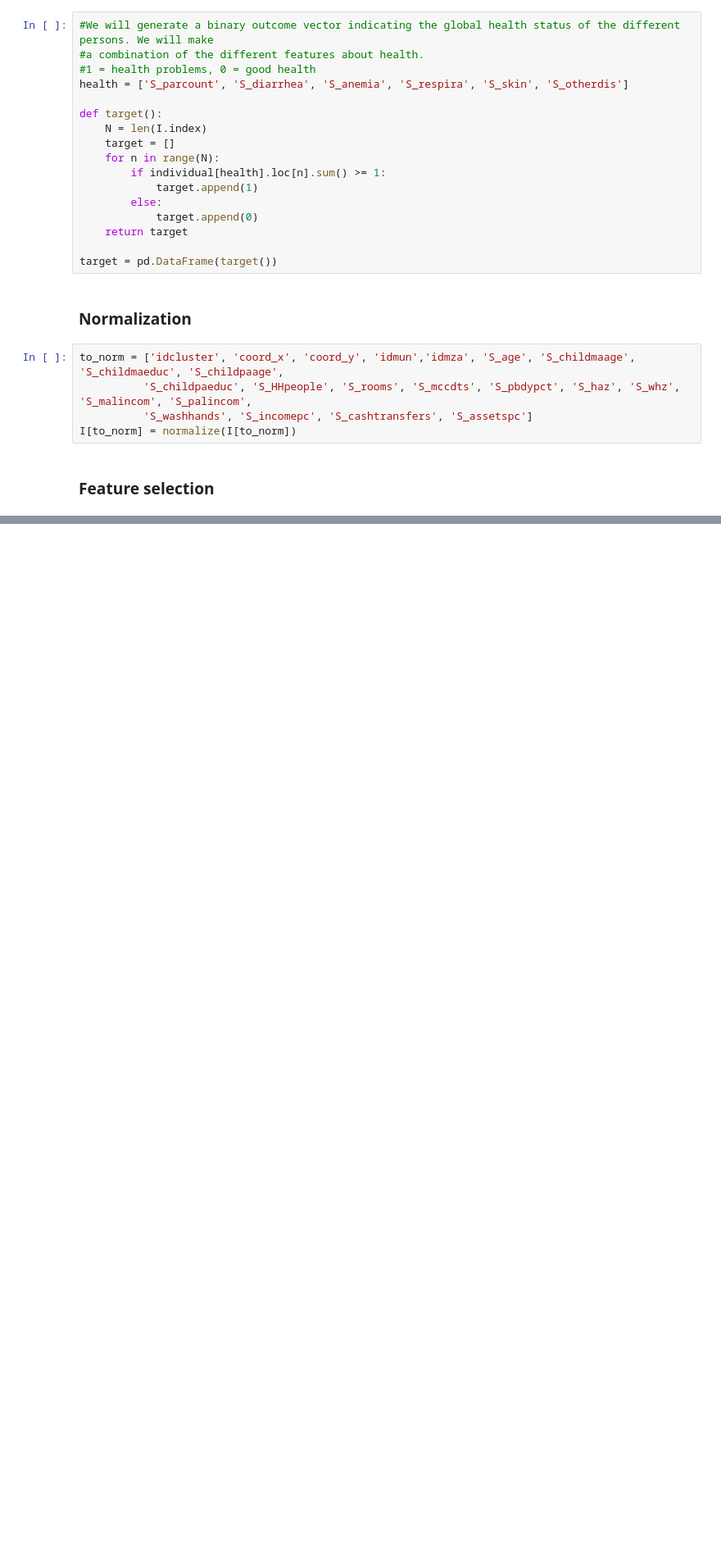
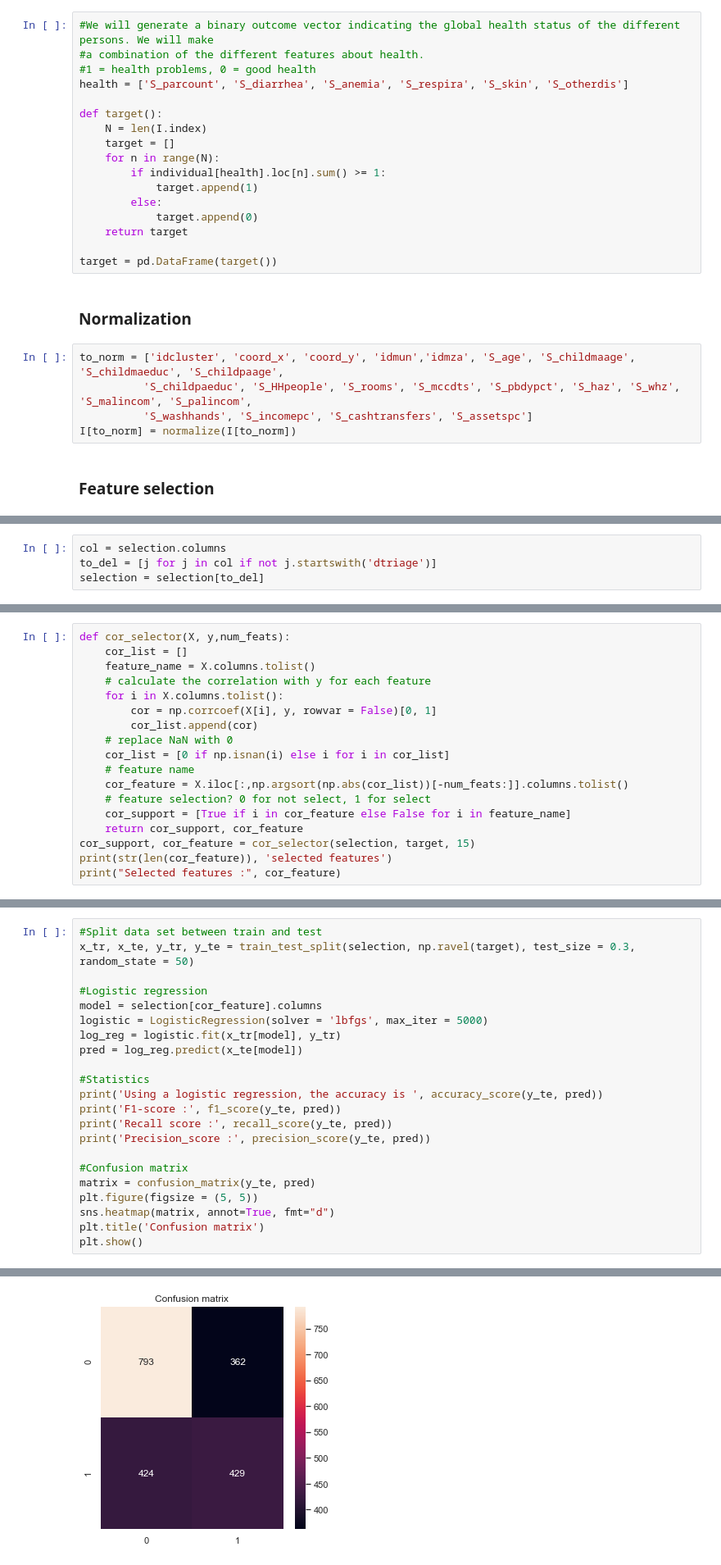
Before and after one commit to epfl-ada/ada-2020-project-milestone-p3-p3_2fast2curious, a Jupyter notebook: Freestyle.ipynb, the cells around one changed output, grey strips where cells are left out. Shown at 82% size. Cells and saved outputs as stored; diff of their text form; blank space fills up the shorter version.

Commit message:
Feature selection done

```diff
--- a/Freestyle.ipynb
+++ b/Freestyle.ipynb
@@ -192,0 +197,4 @@ I[to_norm] = normalize(I[to_norm])
+# %%
+col = selection.columns
+to_del = [j for j in col if not j.startswith('dtriage')]
+selection = selection[to_del]
@@ -192,0 +213,18 @@ I[to_norm] = normalize(I[to_norm])
+# %%
+def cor_selector(X, y,num_feats):
+    cor_list = []
+    feature_name = X.columns.tolist()
+    # calculate the correlation with y for each feature
+    for i in X.columns.tolist():
+        cor = np.corrcoef(X[i], y, rowvar = False)[0, 1]
+        cor_list.append(cor)
+    # replace NaN with 0
+    cor_list = [0 if np.isnan(i) else i for i in cor_list]
+    # feature name
+    cor_feature = X.iloc[:,np.argsort(np.abs(cor_list))[-num_feats:]].columns.tolist()
+    # feature selection? 0 for not select, 1 for select
+    cor_support = [True if i in cor_feature else False for i in feature_name]
+    return cor_support, cor_feature
+cor_support, cor_feature = cor_selector(selection, target, 15)
+print(str(len(cor_feature)), 'selected features')
+print("Selected features :", cor_feature)
@@ -192,0 +234,23 @@ I[to_norm] = normalize(I[to_norm])
+# %%
+#Split data set between train and test
+x_tr, x_te, y_tr, y_te = train_test_split(selection, np.ravel(target), test_size = 0.3, random_state = 50)
+
+#Logistic regression
+model = selection[cor_feature].columns
+logistic = LogisticRegression(solver = 'lbfgs', max_iter = 5000)
+log_reg = logistic.fit(x_tr[model], y_tr)
+pred = log_reg.predict(x_te[model])
+
+#Statistics
+print('Using a logistic regression, the accuracy is ', accuracy_score(y_te, pred))
+print('F1-score :', f1_score(y_te, pred))
+print('Recall score :', recall_score(y_te, pred))
+print('Precision_score :', precision_score(y_te, pred))
+
+#Confusion matrix
+matrix = confusion_matrix(y_te, pred)
+plt.figure(figsize = (5, 5))
+sns.heatmap(matrix, annot=True, fmt="d")
+plt.title('Confusion matrix')
+plt.show()
+# %% [output]
@@ -192,0 +261 @@ I[to_norm] = normalize(I[to_norm])
+[figure, added]
```
Also changed, not shown: parts of 24 cells of this notebook, 1 other file.
